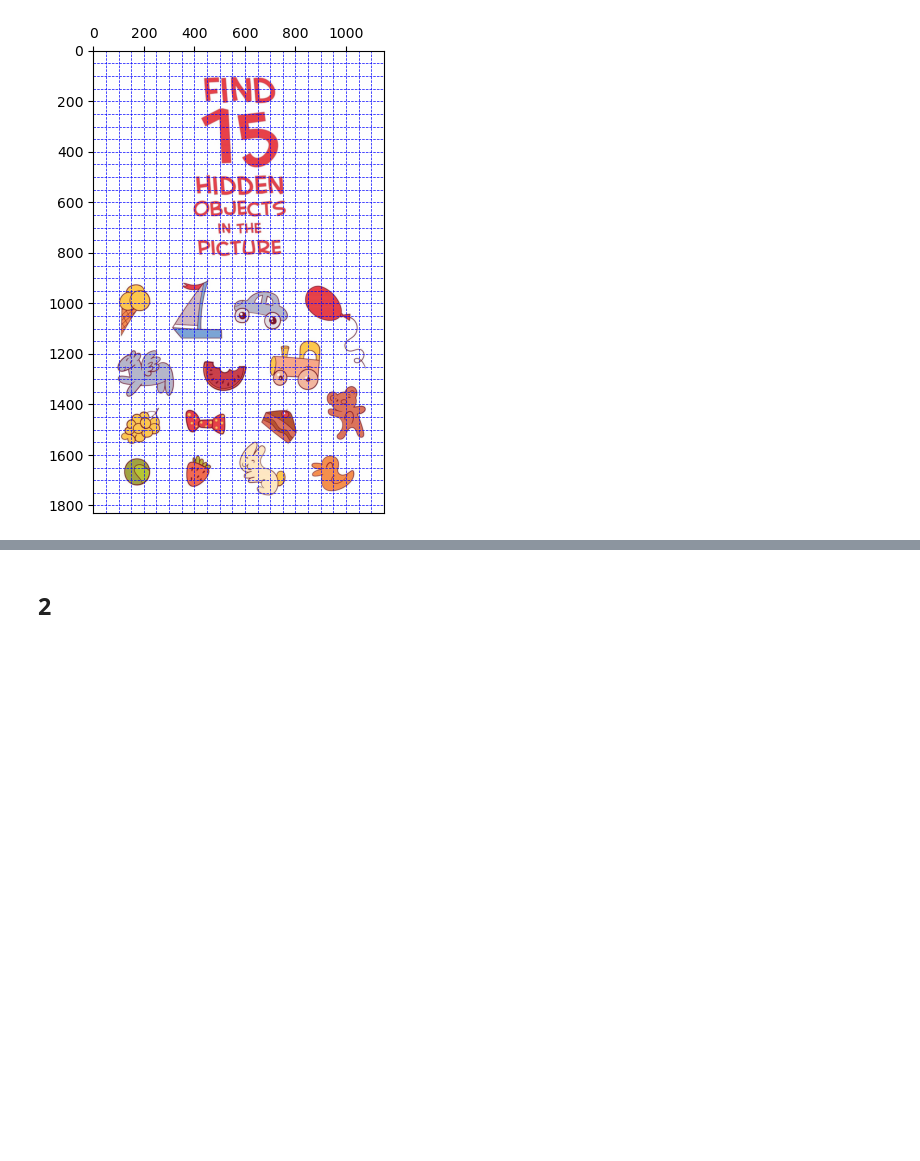
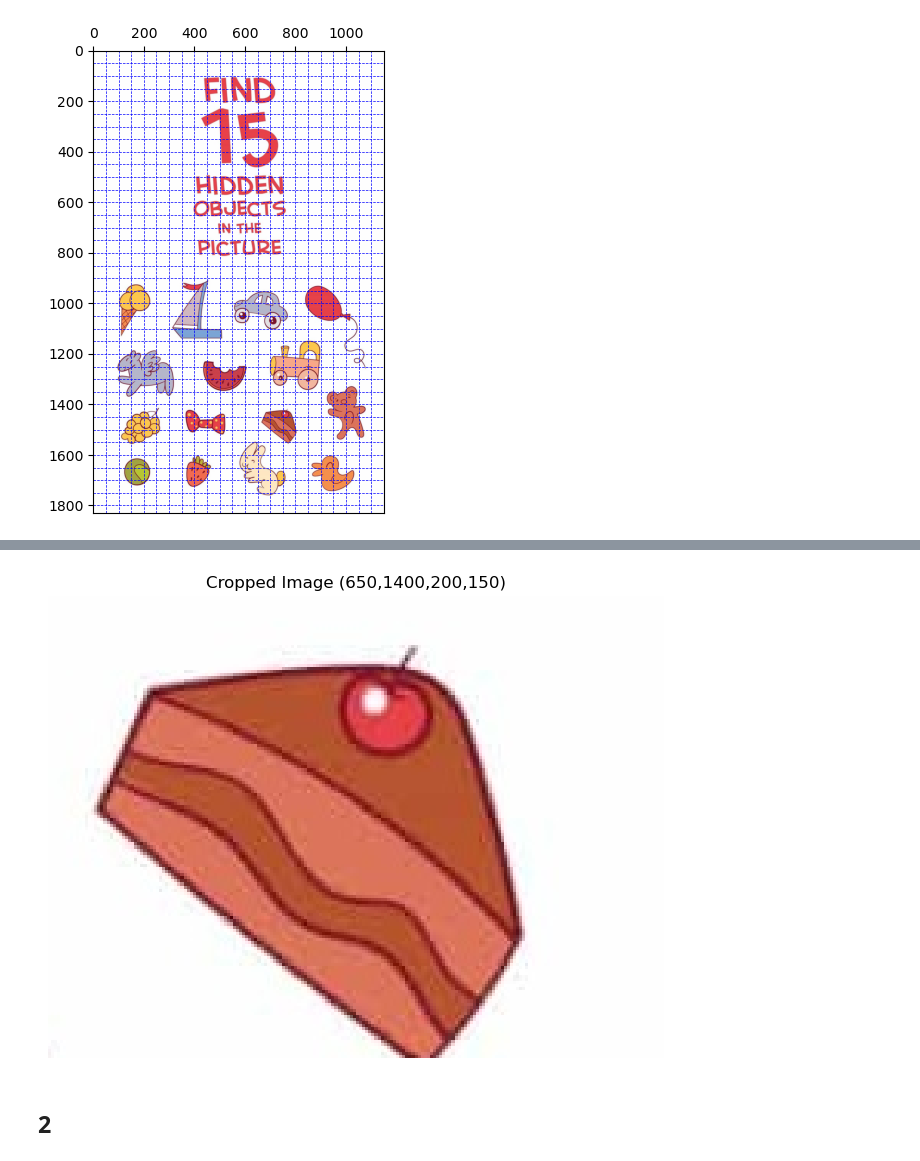
Before and after one commit to duongllhtuet/Mid_Term, a Jupyter notebook: processing.ipynb, the cells around one changed output, grey strips where cells are left out. Cells and saved outputs as stored; diff of their text form; code cells hidden in the pictures; blank space fills up the shorter version.

```diff
--- a/processing.ipynb
+++ b/processing.ipynb
@@ -150,7 +154,9 @@ crop_image("crop_image/candidate_image.jpg", 350, 1400, 200, 150, save_path="cro
 # %%
 crop_image("crop_image/candidate_image.jpg", 350, 1400, 200, 150, save_path="crop_image/candidate_image/object_image_9.jpg", show_image=False)
 # %%
-crop_image("crop_image/candidate_image.jpg", 650, 1400, 200, 150, save_path="crop_image/candidate_image/object_image_10.jpg", show_image=False)
+crop_image("crop_image/candidate_image.jpg", 650, 1400, 200, 150, save_path="crop_image/candidate_image/object_image_10.jpg", show_image=True)
+# %% [output]
+[figure, added]
 # %%
 crop_image("crop_image/candidate_image.jpg", 900, 1300, 200, 250, save_path="crop_image/candidate_image/object_image_11.jpg", show_image=False)
 # %%
```
Also changed, not shown: parts of 4 cells of this notebook.
